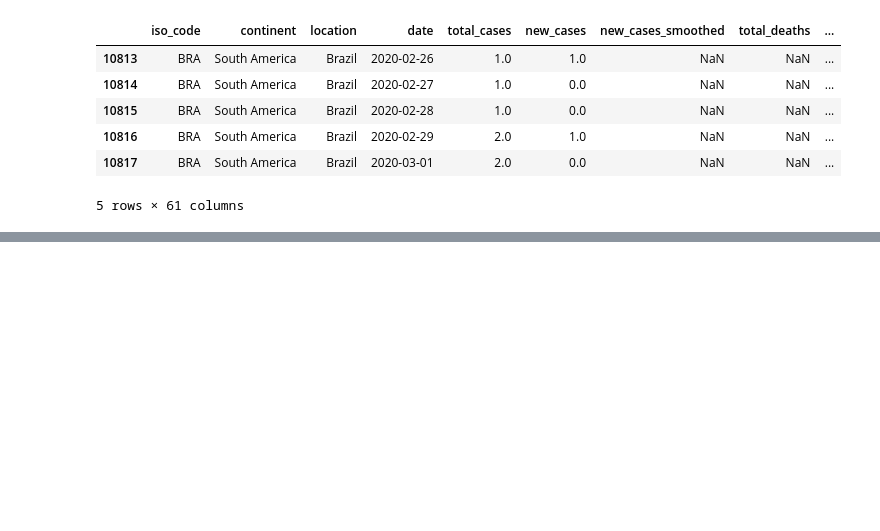
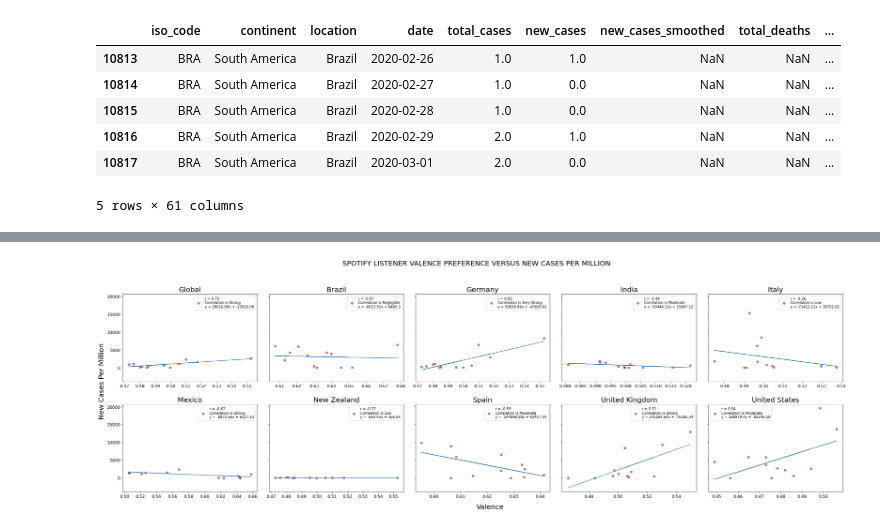
Before and after one commit to verocastillo/data-project-1, a Jupyter notebook: unified_plot/unified_plot.ipynb, the cells around one changed output, grey strips where cells are left out. Saved outputs shown, nothing was run; the diff lists cells and outputs as text; code cells hidden in the pictures; blank space fills up the shorter version.

Commit message:
New graphics for correlations

```diff
--- a/unified_plot/unified_plot.ipynb
+++ b/unified_plot/unified_plot.ipynb
@@ -276,7 +228,8 @@ countries_covid_2020_df.head()
 
 country_populations = [7674000000, 211000000, 84000000, 1366000000, 60000000, 127000000, 4917000, 47000000, 66650000, 328000000]
 
-variable_to_plot = 'Valence'
+spotify_variable_to_plot = 'Valence'
+covid_variable_to_plot = 'New Cases Per Million'
 
 fig, ((ax0, ax1, ax2, ax3, ax4), (ax5, ax6, ax7, ax8, ax9)) = plt.subplots(2,5, sharey=True, figsize=(30,10))    # Set up figure for subplots
 
@@ -284,12 +237,15 @@ plot_list = [ax0, ax1, ax2, ax3, ax4, ax5, ax6, ax7, ax8, ax9]  # Set up list of
 
 plt.subplots_adjust(hspace=.3, wspace=0.05)                     # Formatting
 
-fig.suptitle(f"SPOTIFY LISTENER {variable_to_plot.upper()} PREFERENCE VERSIS NEW COVID CASES\n",  size=20)     # Set title for the whole figure
+fig.suptitle(f"SPOTIFY LISTENER {variable_to_plot.upper()} PREFERENCE VERSUS {covid_variable_to_plot.upper()}\n",  size=20)     # Set title for the whole figure
 
-fig.text(0, .5, f"{variable_to_plot}",           # Set label for shared y axis. This seemed to be
-         #va='center', rotation='vertical', fontsize=20,         # the easiest way.
-         #linespacing = 2)
+fig.text(0, .5, f"{covid_variable_to_plot}",           # Set label for shared y axis. This seemed to be
+         va='center', rotation='vertical', fontsize=20,         # the easiest way.
+         linespacing = 2)
 
+fig.text(.5, 0, f"{variable_to_plot}",           # Set label for shared y axis. This seemed to be
+         va='center', rotation='horizontal', fontsize=20,         # the easiest way.
+         linespacing = 2)
 # Set up lists to plot
 
 for i in range(10):
@@ -305,50 +261,53 @@ for i in range(10):
     #ORGANIZING COVID DATA
     country_covid_df = countries_covid_2020_df[countries_covid_2020_df['location'] == countries_to_plot[i]]
 
-    country_covid_groupby = country_covid_df.groupby(['month'], as_index=False)['new_cases'].sum()
+    country_covid_groupby = country_covid_df.groupby(['Month'], as_index=False)[['New Cases', 'New Deaths']].sum()
 
     if len(country_covid_groupby) == 11:
 
-        country_covid_groupby.loc[-1] = [1, 0]             # This adds a 1 (month of January) in the first columne
+        country_covid_groupby.loc[-1] = [1, 0, 0]             # This adds a 1 (month of January) in the first columne
                                                          # index 0), in the last row of the dataframe.
 
         country_covid_groupby.index = country_covid_groupby.index + 1   # shifts the index
 
     country_covid_groupby = country_covid_groupby.sort_index()      # sorts by index
 
-    country_covid_groupby = country_covid_groupby.rename(columns={"new_cases": "New Cases", "month" : "Month"})
+
 
     #MERGING SPOTIFY WITH COVIDE DATA INTO ONE NICE DATAFRAME TO PLOT
     country_covid_vs_spotify_df= pd.merge(variable_2020, country_covid_groupby, on="Month")
 
     country_covid_vs_spotify_df['New Cases Per Million'] = country_covid_vs_spotify_df['New Cases'] / country_populations[i] *1000000
+    country_covid_vs_spotify_df['New Deaths Per Million'] = country_covid_vs_spotify_df['New Deaths'] / country_populations[i] *1000000
 
-    months = ['Jan', 'Feb', 'Mar', 'Apr', 'May', 'Jun',       # Set up shared x axis
-              'Jul', 'Aug', 'Sep', 'Oct', 'Nov', 'Dec']
+    #PLOTTING
+    x_axis = country_covid_vs_spotify_df[spotify_variable_to_plot]                                 # Set up axes
+    y_axis = country_covid_vs_spotify_df[covid_variable_to_plot]
+
+    slope, intercept, rvalue, pvalue, stderr = stats.linregress(x_axis, y_axis)  # Get elements of regression equation
+    regress_values = x_axis * slope + intercept                                  # Calculate regression values
+
+    #plt.figure(figsize=(12, 8))
+
+    plot_list[i].set_title(f"{countries_to_plot[i]}")       # Set title for subplot
+    #plt.ylabel(f"Valence_Stream")                                                       # Set title for subplot
+
+    r = round(stats.pearsonr(x_axis, y_axis)[0],2)                       # Calculate correlation coefficient
+    rlabel = r_label(r)                                                 # Call function to create a label for the r number
+
+    line_eq = "y = " + str(round(slope,2)) + "x + " + str(round(intercept,2))    # Ression formula
+
+    plot_list[i].scatter(x_axis, y_axis, facecolors="darkred",  alpha=.5,        # Plot the scatter chart
+    label=f"r = {r}\nCorrelation is {rlabel}\n{line_eq}" )
+
+    plot_list[i].plot(x_axis, regress_values, color="steelblue")                 # Plot the regression line
+
+    plot_list[i].legend(fontsize=10)                                   # Add the legend
+
+fig.tight_layout(pad=2)
 
 
-    fig, ax100 = plt.subplots()                   # Set up subplot figure and size  figsize=(12,8)
-    fig.suptitle('ITALY')
-    ax100.set_ylabel('Average Valence Scores')                  # Set up first plot
-    ax100.set_ylim([.2, .8])
-
-    ax100_ydata = variable_2020
-    plot_list[i].plot(months, ax100_ydata, label="Valence Scores", marker='o', color='darkred')
-
-    ax2 = ax1.twinx()                                         # Set up second plot
-    ax2.set_ylabel('New Cases Per Month')
-    ax2_ydata = country_covid_valence_df['New Cases Per Million']
-    ax2.set_ylim([0, ax2_ydata.max()+20])
-    ax2.plot(months, ax2_ydata, label="New Covid Cases Per Million", marker='o', color='steelblue')
-
-
-    lines, labels = ax1.get_legend_handles_labels()
-    lines2, labels2 = ax2.get_legend_handles_labels()
-    ax2.legend(lines + lines2, labels + labels2, loc=0)
+plt.savefig(f"output_files/scatter_{variable_to_plot}_to_{covid_variable_to_plot}.png")        # Save the png file
 
 plt.show()
-
-#variable_2020
-#country_covid_groupby
-country_covid_vs_spotify_df
 # %% [output]
@@ -367,0 +314 @@ country_covid_vs_spotify_df
+[figure, added]
```
Also changed, not shown: parts of 7 cells of this notebook, 2 other files.
